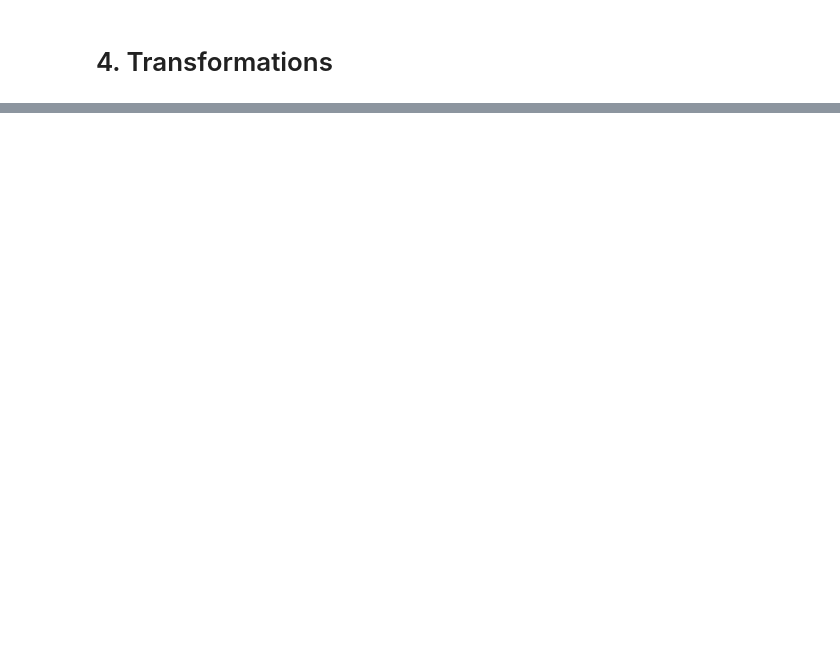
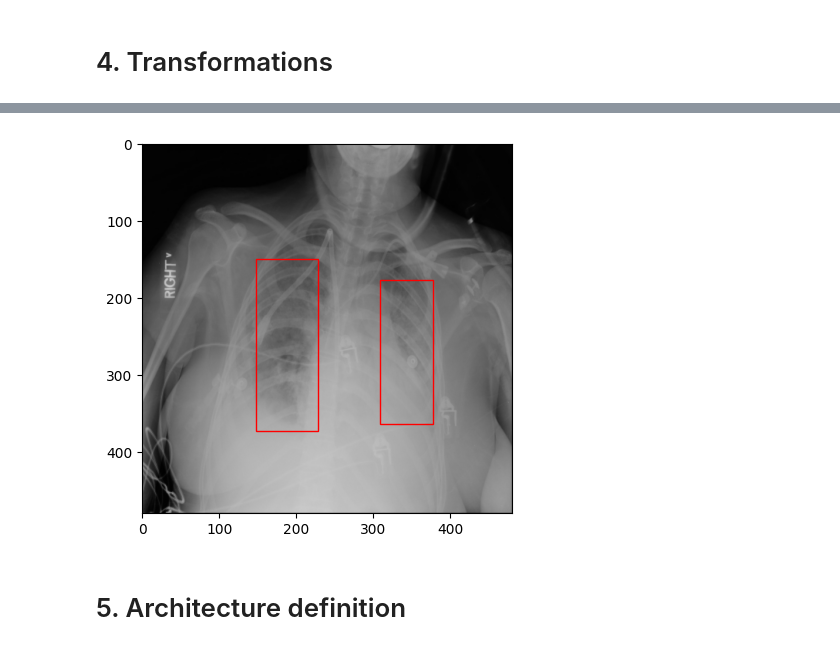
Before and after one commit to DmitriyAgafonov/INT20H_RSNA_Pneumonia_Detection_4NN, a Jupyter notebook: Notebooks/data_loader_baseline.ipynb, the cells around one changed output, grey strips where cells are left out. Drawn from its saved outputs; the diff is of its cells as text; code cells hidden in the pictures; blank space fills up the shorter version.

```diff
--- a/Notebooks/data_loader_baseline.ipynb
+++ b/Notebooks/data_loader_baseline.ipynb
@@ -404,0 +407,10 @@ plot_dicom_yolo(img, bbox)
+# %%
+train_dataloader = DataLoader(
+    train_dataset, batch_size=16, shuffle=False, num_workers=0, collate_fn=DetectionCollateFN()
+)
+
+val_dataloader = DataLoader(
+    val_dataset, batch_size=16, shuffle=False, num_workers=0, collate_fn=DetectionCollateFN()
+)
+# %%
+curr_batch = next(iter(train_dataloader))
@@ -404,0 +462,9 @@ plot_dicom_yolo(img, bbox)
+# %%
+plot_dicom_yolo(
+    curr_batch[0][2].permute(1, 2, 0),
+    curr_batch[1][curr_batch[1][:, 0] == 2, 1:]
+)
+# %% [output]
+[figure, added]
+# %% [markdown]
+# 5. Architecture definition
```
Also changed, not shown: parts of 22 cells of this notebook.
